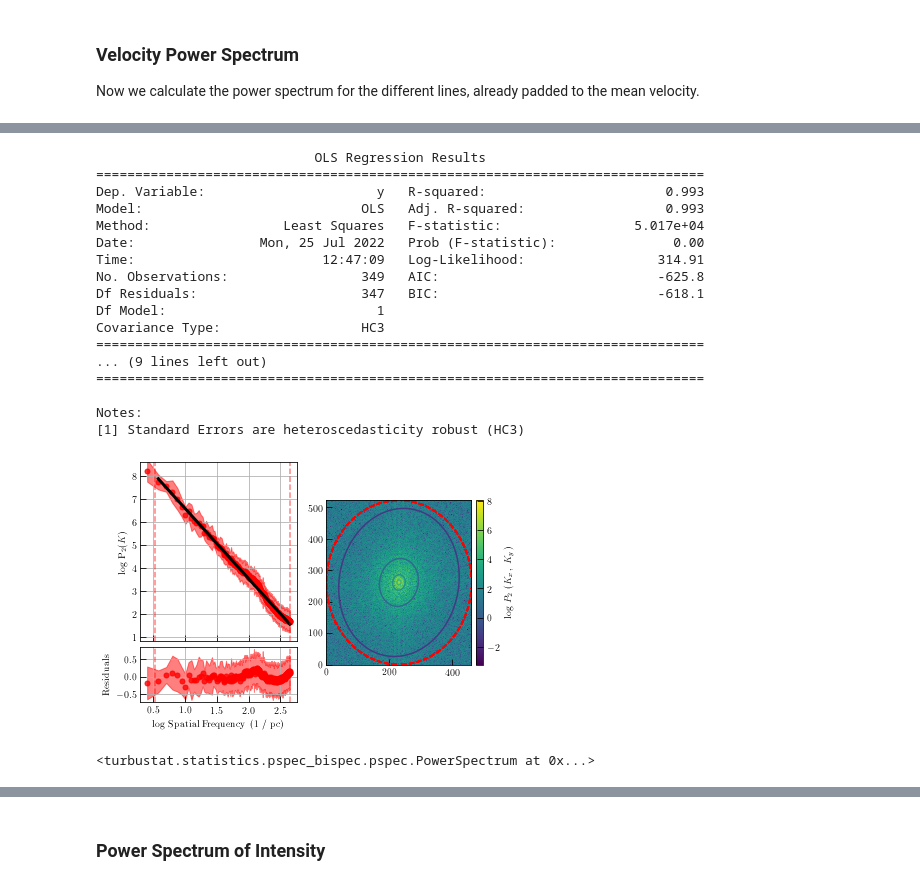
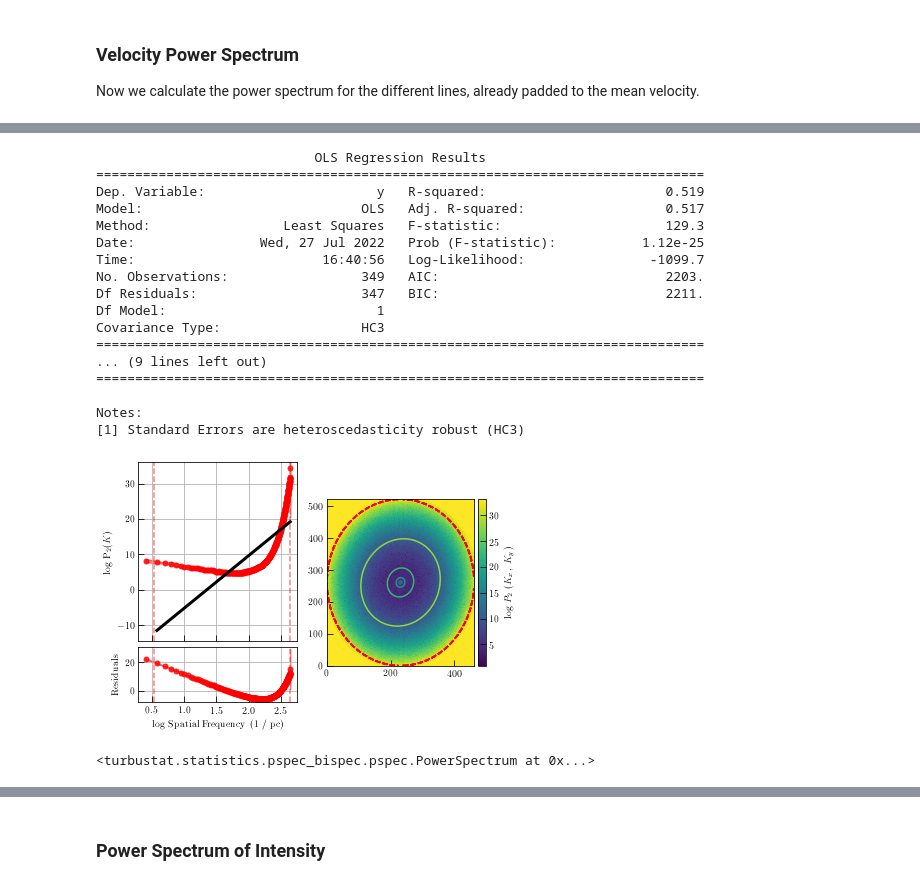
Before and after one commit to jpinedaf/NGC1333_NOEMA_turbulence, a Jupyter notebook: NGC1333_determine_turbulence.ipynb, the cells around one changed output, grey strips where cells are left out. Cells and saved outputs as stored; diff of their text form; code cells hidden in the pictures.

Commit message:
Update calculations -modified beam position of beam for C18O (3-2) -carry out fit and uncertainty calculation in log10(Power) -include EMCEE power-law fit

```diff
--- a/NGC1333_determine_turbulence.ipynb
+++ b/NGC1333_determine_turbulence.ipynb
@@ -690,26 +351,26 @@ Notes:
 [figure]
 <turbustat.statistics.pspec_bispec.pspec.PowerSpectrum at 0x...>
 # %%
-pspec_hnc = PowerSpectrum(vc_hnc, distance=distance)
-pspec_hnc.run(verbose=True, xunit=u.pc**-1)#, high_cut=1/(5*u.arcsec))
+pspec_hnc_vc = PowerSpectrum(vc_hnc, distance=distance)
+pspec_hnc_vc.run(verbose=True, xunit=u.pc**-1, beam_correct=True)#, high_cut=1/(5*u.arcsec))
 # %% [output]
                             OLS Regression Results
 ==============================================================================
-Dep. Variable:                      y   R-squared:                       0.993
-Model:                            OLS   Adj. R-squared:                  0.993
-Method:                 Least Squares   F-statistic:                 5.017e+04
-Date:                Mon, 25 Jul 2022   Prob (F-statistic):               0.00
-Time:                        12:47:09   Log-Likelihood:                 314.91
-No. Observations:                 349   AIC:                            -625.8
-Df Residuals:                     347   BIC:                            -618.1
+Dep. Variable:                      y   R-squared:                       0.519
+Model:                            OLS   Adj. R-squared:                  0.517
+Method:                 Least Squares   F-statistic:                     129.3
+Date:                Wed, 27 Jul 2022   Prob (F-statistic):           1.12e-25
+Time:                        16:40:56   Log-Likelihood:                -1099.7
+No. Observations:                 349   AIC:                             2203.
+Df Residuals:                     347   BIC:                             2211.
 Df Model:                           1
 Covariance Type:                  HC3
 ==============================================================================
 ... (9 lines left out)
 ==============================================================================
 
 Notes:
 [1] Standard Errors are heteroscedasticity robust (HC3)
-[figure, old version]
+[figure, new version]
 <turbustat.statistics.pspec_bispec.pspec.PowerSpectrum at 0x...>
 # %%
```
Also changed, not shown: parts of 104 cells of this notebook, 16 other files.
